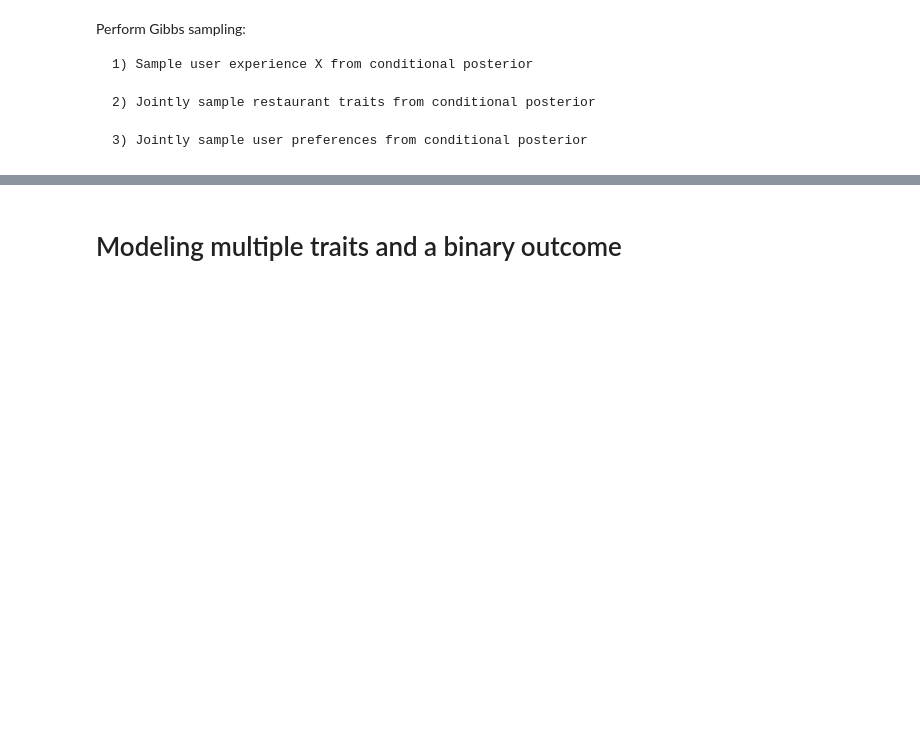
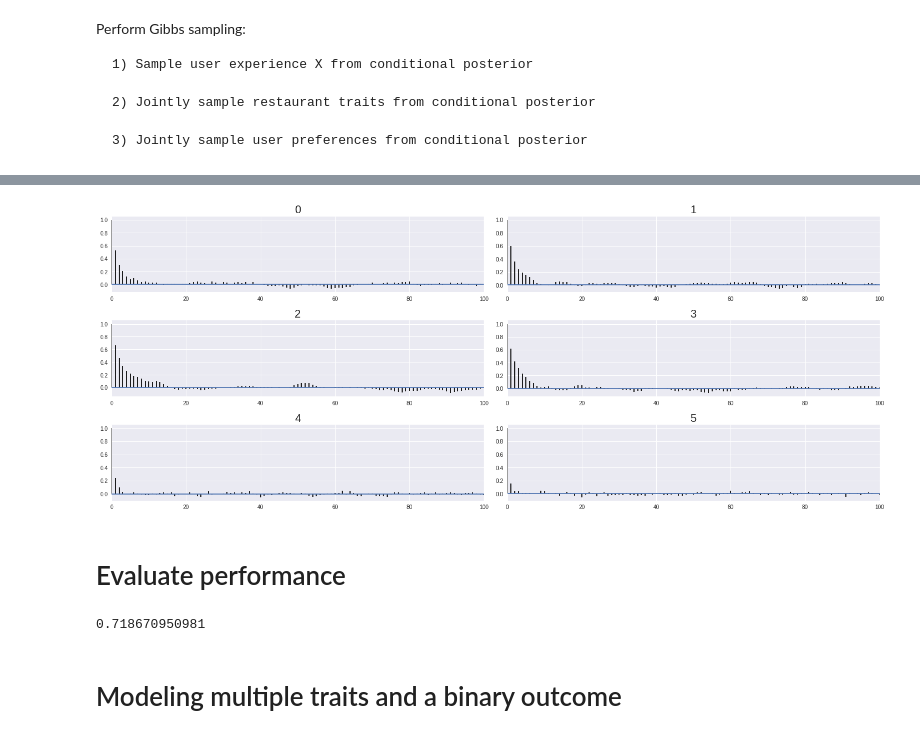
Before and after one commit to ioanab95/Colaborative-Filtering, a Jupyter notebook: collaborative_filtering.ipynb, the cells around one changed output, grey strips where cells are left out. Saved outputs shown, nothing was run; the diff lists cells and outputs as text; code cells hidden in the pictures; blank space fills up the shorter version.

```diff
--- a/collaborative_filtering.ipynb
+++ b/collaborative_filtering.ipynb
@@ -193,3 +211,37 @@ plt.show()
+# %%
+with matplotlib.rc_context({'figure.figsize': [20,8], 'axes.titlesize': 20}):
+    fig = plt.figure()
+    for i in range(6):
+        ax = fig.add_subplot(3, 2, i+1)  # 2 rows of panels, 3 columns
+        fig.tight_layout()
+        ax.acorr(user_preferences_samples[:, users[i]] - np.mean(user_preferences_samples[:, users[i]]), maxlags=100)
+        ax.set_title(users[i])
+        ax.set_xlim(0,100)
+plt.show()
+# %% [output]
+[figure, added]
+# %% [markdown]
+# Evaluate performance
+# %%
+test_reviews = reviews
+num_test_reviews = test_reviews.shape[0]
+num = 0
+for test_review in test_reviews:
+    user_preference = mean_preferences[test_review[0]]
+    restaurant_trait = mean_traits[test_review[1]]
+    experience = user_preference * restaurant_trait
+
+    if test_review[2] > 3:
+        sign = 1
+    else:
+        sign = -1
+
+    if np.sign(experience) == sign:
+        num = num + 1
+
+print float(float(num)/float(num_test_reviews))
+# %% [output]
+0.718670950981
 # %% [markdown]
 # Modeling multiple traits and a binary outcome
 # %% [markdown]
```
Also changed, not shown: parts of 13 cells of this notebook, 2 other files.
